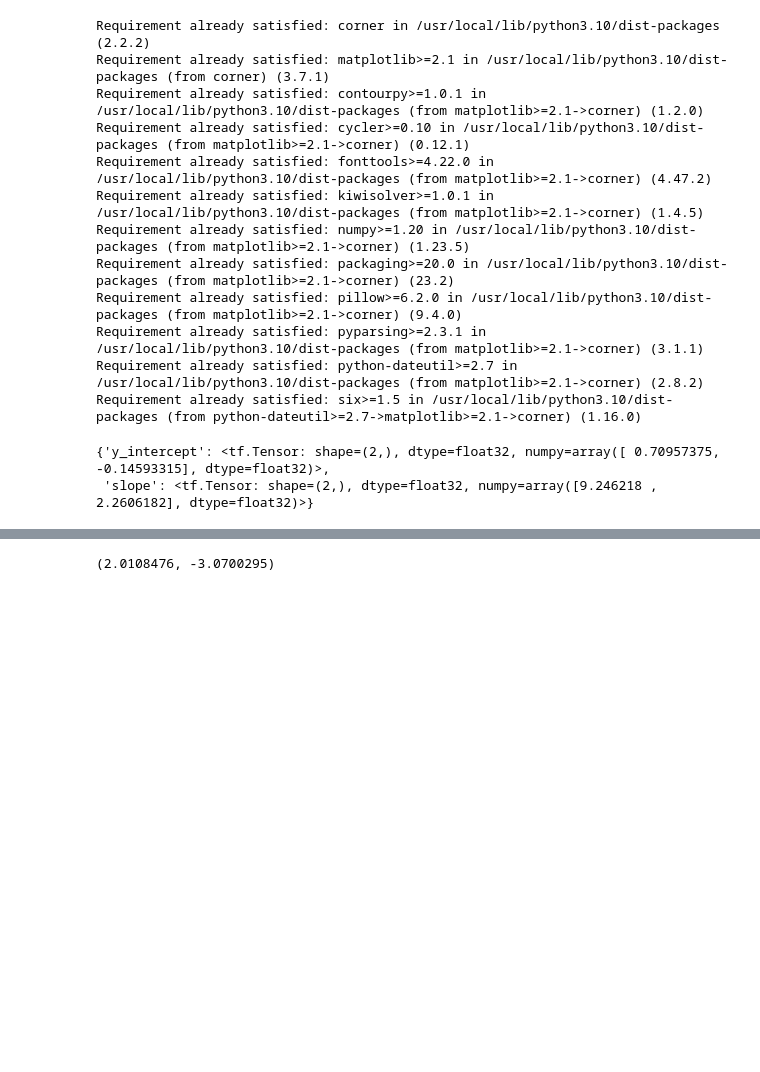
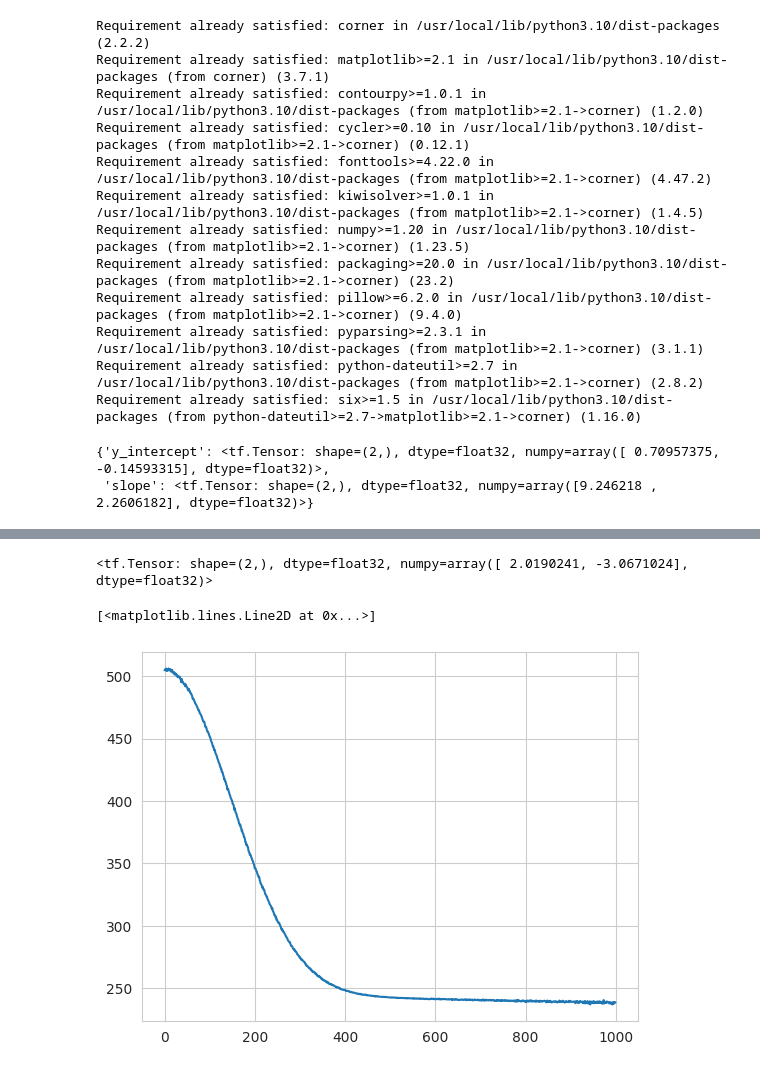
Before and after one commit to mtamar/linear_glens, a Jupyter notebook: gigalens_linefit.ipynb, the cells around one changed output, grey strips where cells are left out. Cells and saved outputs as stored; diff of their text form; code cells hidden in the pictures; blank space fills up the shorter version.

```diff
--- a/gigalens_linefit.ipynb
+++ b/gigalens_linefit.ipynb
@@ -201,6 +301,16 @@ best_idx = tf.argmax(lps).numpy()
 MAP_m = ms_train[best_idx].numpy()
 MAP_b = bs_train[best_idx].numpy()
 
-MAP_m, MAP_b
+best = tf.constant([MAP_m, MAP_b])
+best
 # %% [output]
-(2.0108476, -3.0700295)
+<tf.Tensor: shape=(2,), dtype=float32, numpy=array([ 2.0190241, -3.0671024], dtype=float32)>
+# %%
+schedule_fn = tf.keras.optimizers.schedules.PolynomialDecay(0.0, 500, 4e-3, 2)
+optimizer = tf.keras.optimizers.Adam(schedule_fn)
+q_z, losses = fitter.SVI(optimizer=optimizer, start=best, n_vi=500, num_steps=1000)
+# %%
+plt.plot(losses)
+# %% [output]
+[<matplotlib.lines.Line2D at 0x...>]
+[figure, added]
```
Also changed, not shown: parts of 6 cells of this notebook.
